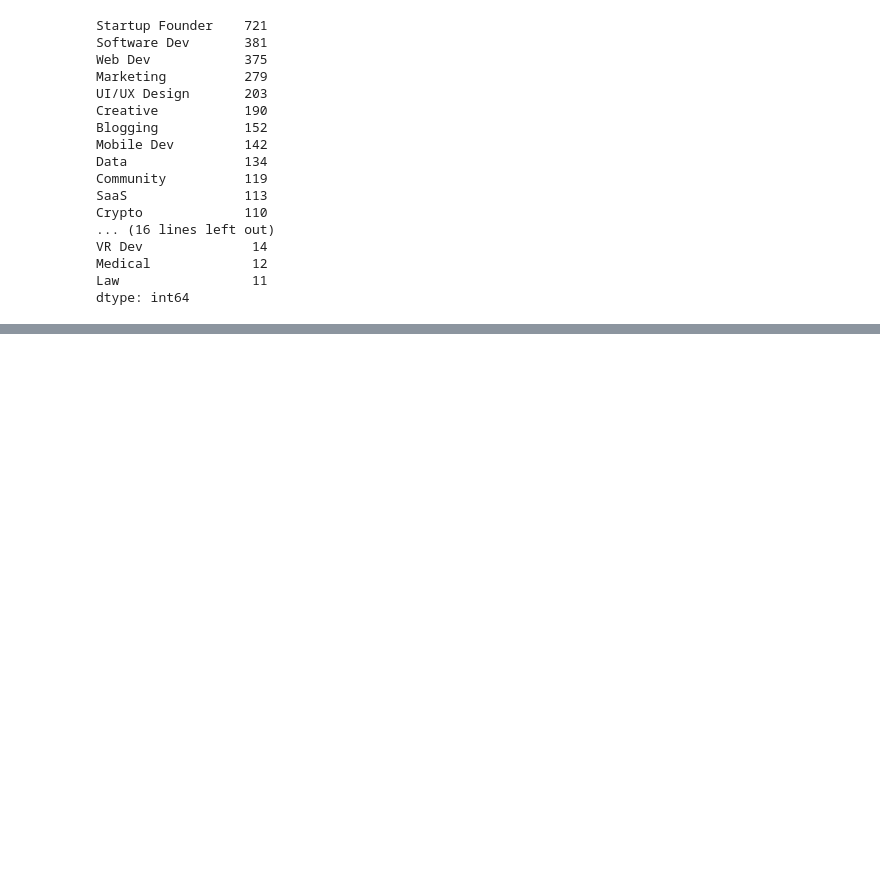
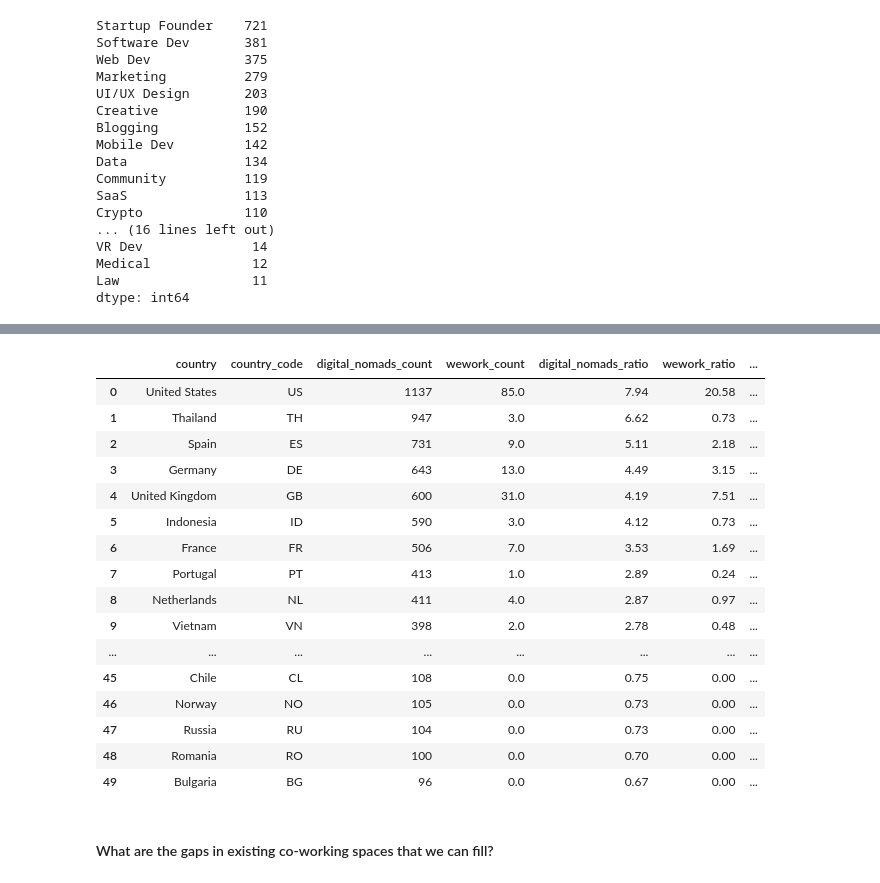
Before and after one commit to PuiKiRebeccaWOO/final_project, a Jupyter notebook: notebooks/nomads_analysis.ipynb, the cells around one changed output, grey strips where cells are left out. Saved outputs shown, nothing was run; the diff lists cells and outputs as text; code cells hidden in the pictures; blank space fills up the shorter version.

```diff
--- a/notebooks/nomads_analysis.ipynb
+++ b/notebooks/nomads_analysis.ipynb
@@ -473,0 +621,9 @@ dtype: int64
+# %%
+# Group by city and country, then count occurrences of WeWork locations
+wework_countries = (
+    loc.groupby(["country","country_code"])
+    .size()
+    .reset_index(name="wework_count")
+    .sort_values(by="wework_count", ascending=False)
+)
+wework_countries.head(5)
@@ -473,0 +637,3 @@ dtype: int64
+# %%
+users_by_country = (trip_df_cleaned.groupby(["country","country_code"])["username"].nunique().sort_values(ascending=False).reset_index(name="unique_users").head(50))
+users_by_country.head(5)
@@ -473,0 +647,31 @@ dtype: int64
+# %%
+users_wework = users_by_country.merge(wework_countries, on="country_code", how="left").fillna(0)
+users_wework = users_wework.drop(columns=["country_y"])
+users_wework = users_wework.rename(columns={"country_x": "country","unique_users": "digital_nomads_count"})
+
+# Create calculated columns for percentages
+users_wework["digital_nomads_ratio"] = round((users_wework["digital_nomads_count"] / users_wework["digital_nomads_count"].sum()) * 100, 2)
+users_wework["wework_ratio"] = round((users_wework["wework_count"] / users_wework["wework_count"].sum()) * 100, 2)
+users_wework["coworking_potential"] = round(users_wework["digital_nomads_ratio"] - users_wework["wework_ratio"], 2)
+
+users_wework
+# %% [output]
+|  | country | country_code | digital_nomads_count | wework_count | digital_nomads_ratio | wework_ratio | ... |
+| 0 | United States | US | 1137 | 85.0 | 7.94 | 20.58 | ... |
+| 1 | Thailand | TH | 947 | 3.0 | 6.62 | 0.73 | ... |
+| 2 | Spain | ES | 731 | 9.0 | 5.11 | 2.18 | ... |
+| 3 | Germany | DE | 643 | 13.0 | 4.49 | 3.15 | ... |
+| 4 | United Kingdom | GB | 600 | 31.0 | 4.19 | 7.51 | ... |
+| 5 | Indonesia | ID | 590 | 3.0 | 4.12 | 0.73 | ... |
+| 6 | France | FR | 506 | 7.0 | 3.53 | 1.69 | ... |
+| 7 | Portugal | PT | 413 | 1.0 | 2.89 | 0.24 | ... |
+| 8 | Netherlands | NL | 411 | 4.0 | 2.87 | 0.97 | ... |
+| 9 | Vietnam | VN | 398 | 2.0 | 2.78 | 0.48 | ... |
+| ... | ... | ... | ... | ... | ... | ... | ... |
+| 45 | Chile | CL | 108 | 0.0 | 0.75 | 0.00 | ... |
+| 46 | Norway | NO | 105 | 0.0 | 0.73 | 0.00 | ... |
+| 47 | Russia | RU | 104 | 0.0 | 0.73 | 0.00 | ... |
+| 48 | Romania | RO | 100 | 0.0 | 0.70 | 0.00 | ... |
+| 49 | Bulgaria | BG | 96 | 0.0 | 0.67 | 0.00 | ... |
+# %% [markdown]
+#### What are the gaps in existing co-working spaces that we can fill?
```
Also changed, not shown: parts of 43 cells of this notebook, 4 other files.
